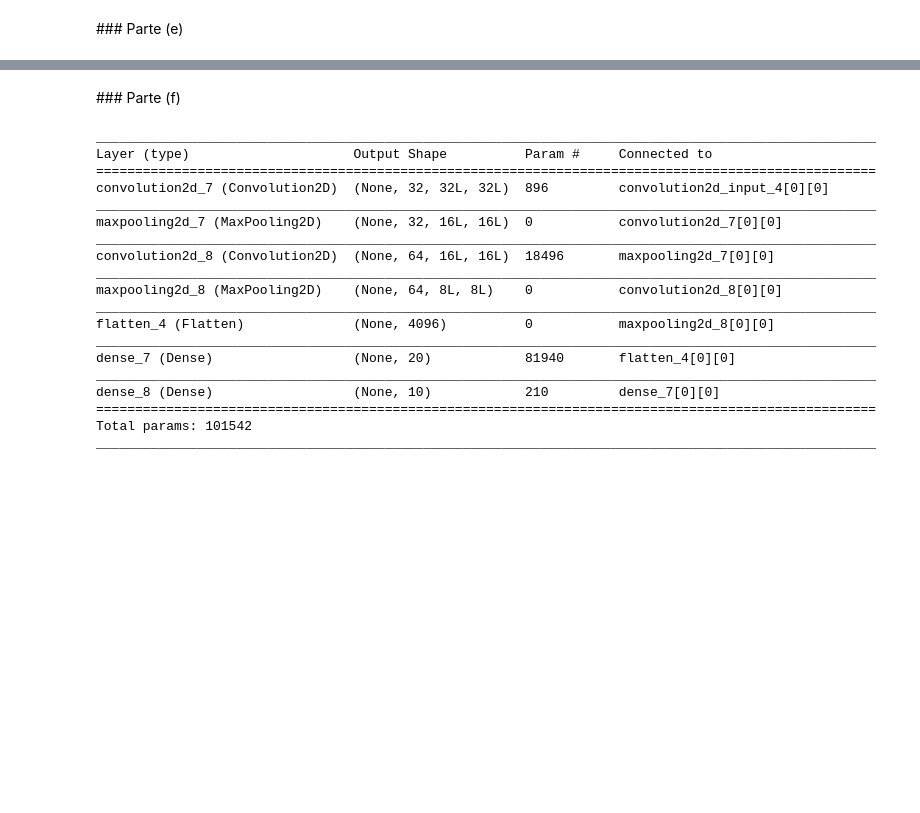
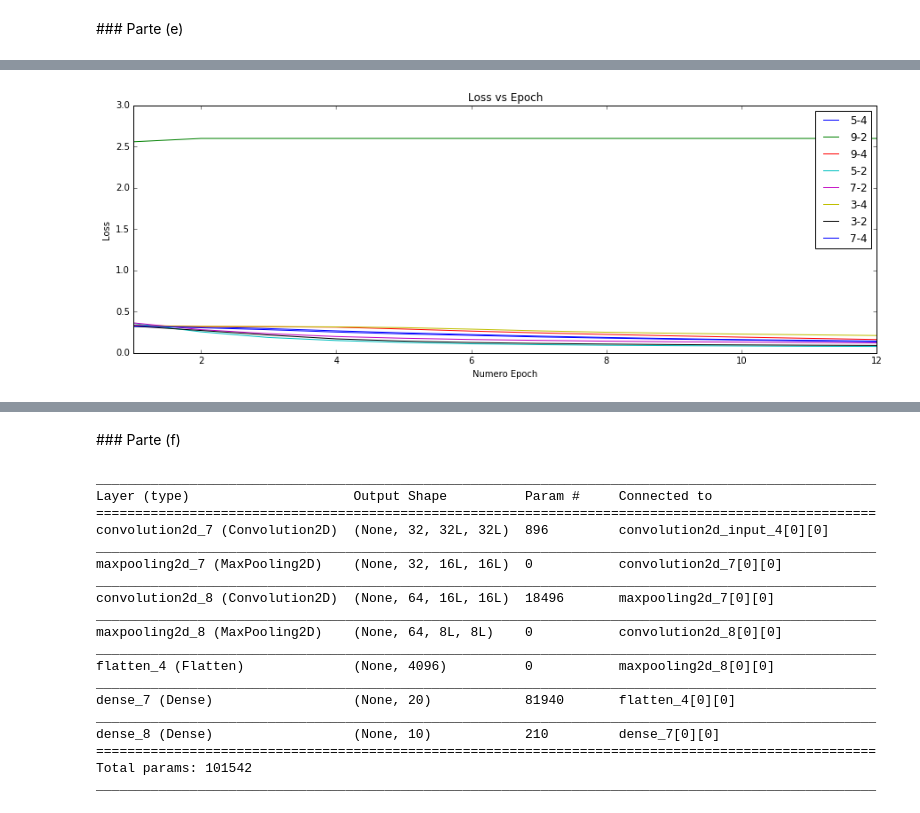
Before and after one commit to mavillan/ANN, a Jupyter notebook: tarea2/tarea2-part3.ipynb, the cells around one changed output, grey strips where cells are left out. Saved outputs shown, nothing was run; the diff lists cells and outputs as text; code cells hidden in the pictures; blank space fills up the shorter version.

```diff
--- a/tarea2/tarea2-part3.ipynb
+++ b/tarea2/tarea2-part3.ipynb
@@ -172,4 +232,16 @@ for cf_size in cf_list:
         model.fit(X_train, Y_train, batch_size=1280, nb_epoch=10, verbose=0, validation_data=(X_test, Y_test))
         scores = model.evaluate(X_test,Y_test,verbose=0)
         accs.append(scores[1]*100)
+# %%
+cf_list = [3,5,7,9]
+cp_list = [2,4]
+names = ['3-2','3-4','5-2','5-4','7-2','7-4','9-2','9-4']
+accs = []
+times = []
+dloss = {}
+for n in names:
+    t,loss,acc = load_file(n)
+    accs.append(round(acc[-1],3))
+    times.append(t)
+    dloss[n] = loss
 # %%
@@ -185,0 +266,4 @@ for i in accs:
+# %%
+plot(dloss)
+# %% [output]
+[figure, added]
```
Also changed, not shown: parts of 38 cells of this notebook, 59 other files.
